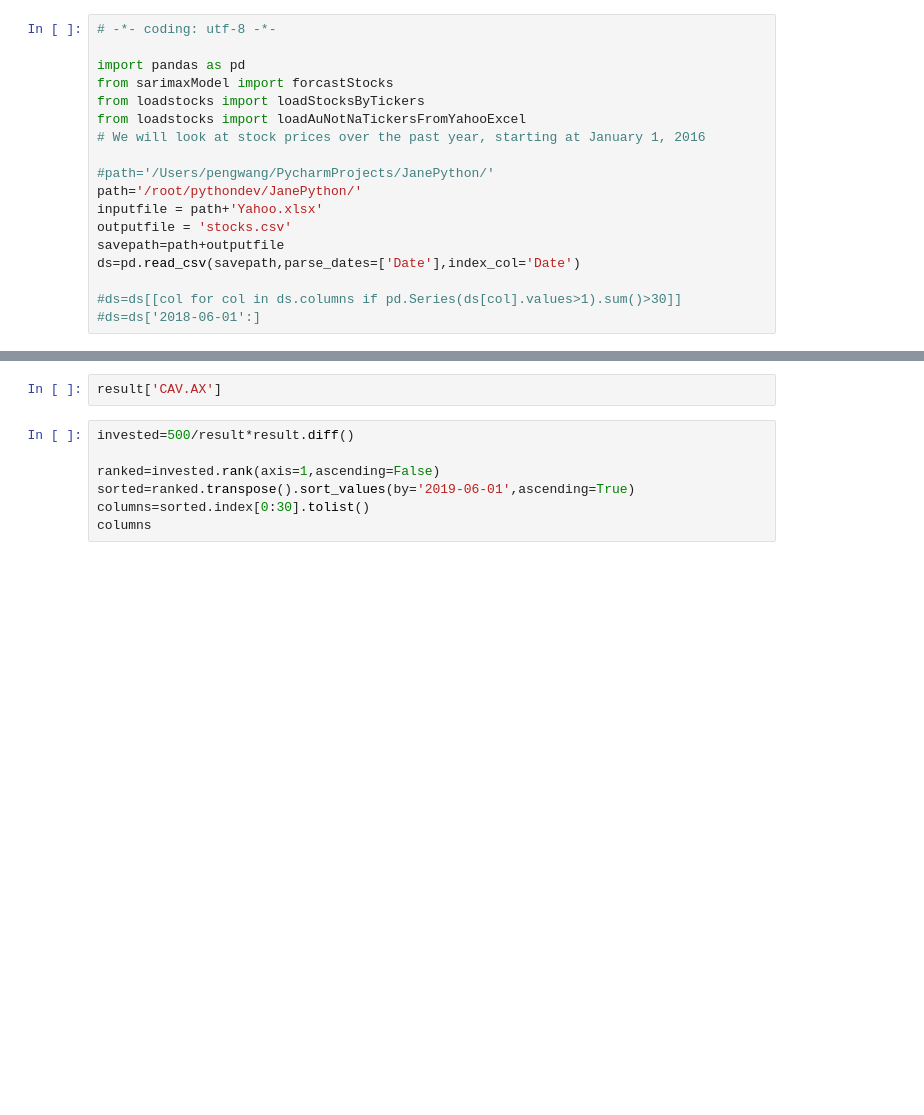
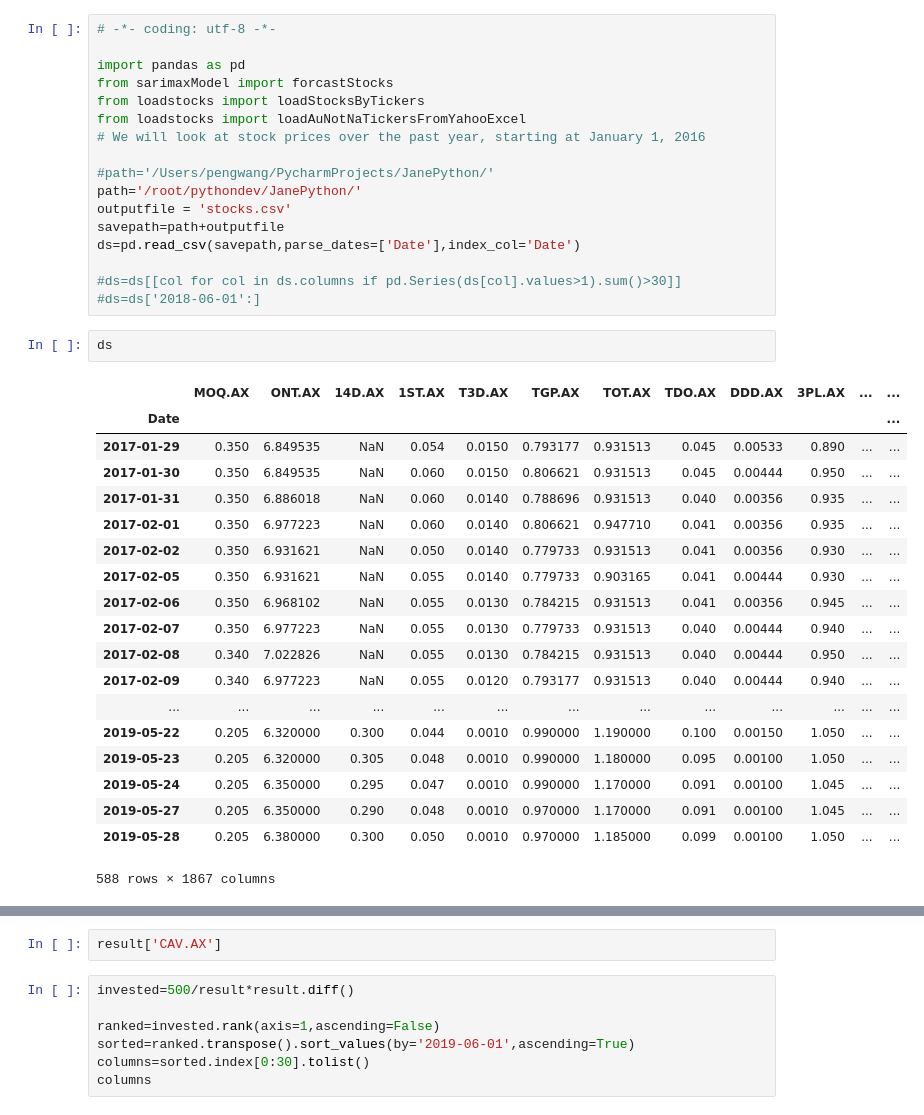
Before and after one commit to pengdannywang/JanePython, a Jupyter notebook: src/stockthread/run_prediction_model.ipynb, the cells around one changed output, grey strips where cells are left out. Cells and saved outputs as stored; diff of their text form; blank space fills up the shorter version.

```diff
--- a/src/stockthread/run_prediction_model.ipynb
+++ b/src/stockthread/run_prediction_model.ipynb
@@ -9,13 +9,34 @@ from loadstocks import loadAuNotNaTickersFromYahooExcel
 
 #path='/Users/pengwang/PycharmProjects/JanePython/'
 path='/root/pythondev/JanePython/'
-inputfile = path+'Yahoo.xlsx'
 outputfile = 'stocks.csv'
 savepath=path+outputfile
 ds=pd.read_csv(savepath,parse_dates=['Date'],index_col='Date')
 
 #ds=ds[[col for col in ds.columns if pd.Series(ds[col].values>1).sum()>30]]
 #ds=ds['2018-06-01':]
+# %%
+ds
+# %% [output]
+|  | MOQ.AX | ONT.AX | 14D.AX | 1ST.AX | T3D.AX | TGP.AX | TOT.AX | TDO.AX | DDD.AX | 3PL.AX | ... | ... |
+| Date |  |  |  |  |  |  |  |  |  |  |  | ... |
+| 2017-01-29 | 0.350 | 6.849535 | NaN | 0.054 | 0.0150 | 0.793177 | 0.931513 | 0.045 | 0.00533 | 0.890 | ... | ... |
+| 2017-01-30 | 0.350 | 6.849535 | NaN | 0.060 | 0.0150 | 0.806621 | 0.931513 | 0.045 | 0.00444 | 0.950 | ... | ... |
+| 2017-01-31 | 0.350 | 6.886018 | NaN | 0.060 | 0.0140 | 0.788696 | 0.931513 | 0.040 | 0.00356 | 0.935 | ... | ... |
+| 2017-02-01 | 0.350 | 6.977223 | NaN | 0.060 | 0.0140 | 0.806621 | 0.947710 | 0.041 | 0.00356 | 0.935 | ... | ... |
+| 2017-02-02 | 0.350 | 6.931621 | NaN | 0.050 | 0.0140 | 0.779733 | 0.931513 | 0.041 | 0.00356 | 0.930 | ... | ... |
+| 2017-02-05 | 0.350 | 6.931621 | NaN | 0.055 | 0.0140 | 0.779733 | 0.903165 | 0.041 | 0.00444 | 0.930 | ... | ... |
+| 2017-02-06 | 0.350 | 6.968102 | NaN | 0.055 | 0.0130 | 0.784215 | 0.931513 | 0.041 | 0.00356 | 0.945 | ... | ... |
+| 2017-02-07 | 0.350 | 6.977223 | NaN | 0.055 | 0.0130 | 0.779733 | 0.931513 | 0.040 | 0.00444 | 0.940 | ... | ... |
+| 2017-02-08 | 0.340 | 7.022826 | NaN | 0.055 | 0.0130 | 0.784215 | 0.931513 | 0.040 | 0.00444 | 0.950 | ... | ... |
+| 2017-02-09 | 0.340 | 6.977223 | NaN | 0.055 | 0.0120 | 0.793177 | 0.931513 | 0.040 | 0.00444 | 0.940 | ... | ... |
+| ... | ... | ... | ... | ... | ... | ... | ... | ... | ... | ... | ... | ... |
+| 2019-05-22 | 0.205 | 6.320000 | 0.300 | 0.044 | 0.0010 | 0.990000 | 1.190000 | 0.100 | 0.00150 | 1.050 | ... | ... |
+| 2019-05-23 | 0.205 | 6.320000 | 0.305 | 0.048 | 0.0010 | 0.990000 | 1.180000 | 0.095 | 0.00100 | 1.050 | ... | ... |
+| 2019-05-24 | 0.205 | 6.350000 | 0.295 | 0.047 | 0.0010 | 0.990000 | 1.170000 | 0.091 | 0.00100 | 1.045 | ... | ... |
+| 2019-05-27 | 0.205 | 6.350000 | 0.290 | 0.048 | 0.0010 | 0.970000 | 1.170000 | 0.091 | 0.00100 | 1.045 | ... | ... |
+| 2019-05-28 | 0.205 | 6.380000 | 0.300 | 0.050 | 0.0010 | 0.970000 | 1.185000 | 0.099 | 0.00100 | 1.050 | ... | ... |
+588 rows × 1867 columns
 # %%
 
 data=ds.resample('MS').mean()
```
Also changed, not shown: parts of 3 cells of this notebook, 5 other files.
